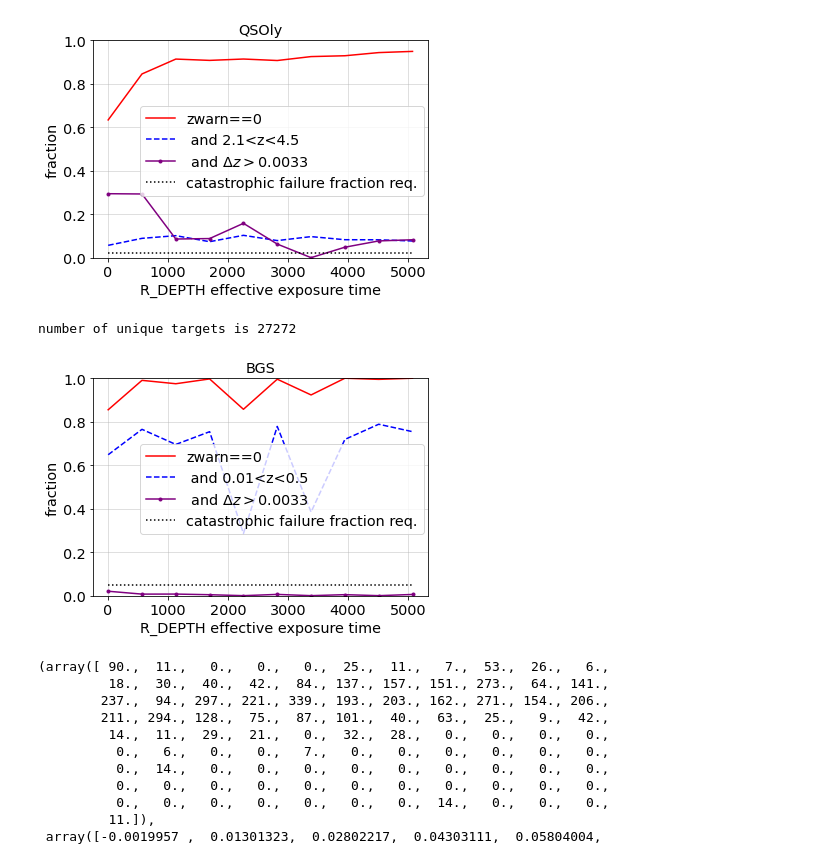
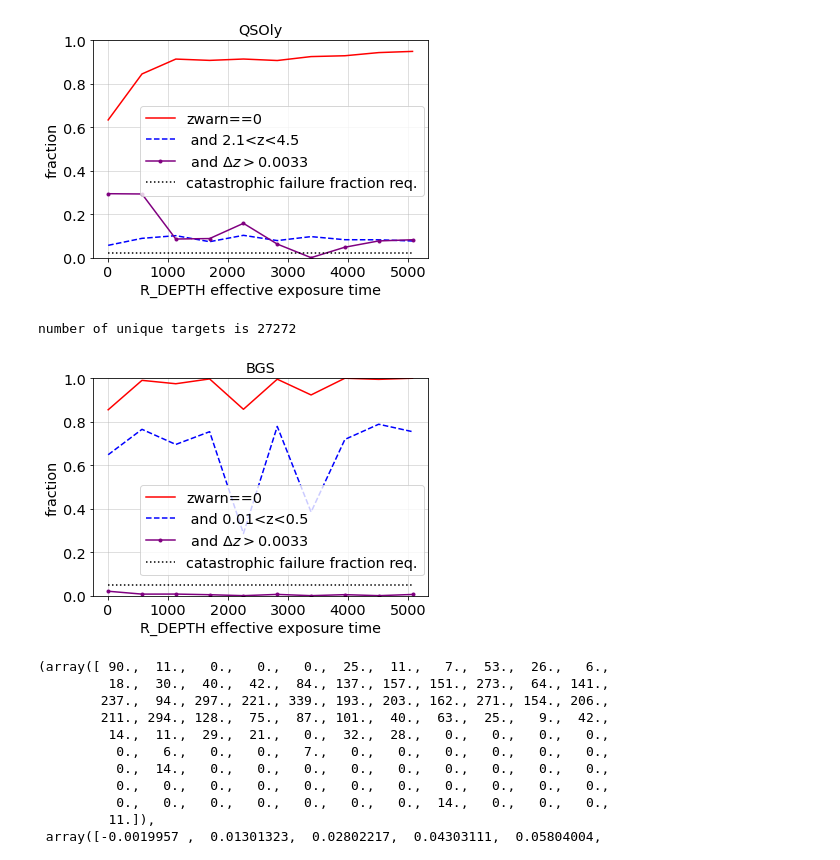
Before and after one commit to desihub/LSS, a Jupyter notebook: Sandbox/use_zcat.ipynb, the cells around one changed output. Cells and saved outputs as stored; diff of their text form; code cells hidden in the pictures.

```diff
--- a/Sandbox/use_zcat.ipynb
+++ b/Sandbox/use_zcat.ipynb
@@ -127,10 +130,10 @@ evalSR.effvsdepth(tf,'QSOly',nbin=10,lplace=(.12,.25))
 [figure]
 # %%
 tf = evalSR.add_truth('BGS_ANY')
-evalSR.effvsdepth(tf,'BGS',nbin=10,lplace=(.12,.25))
+evalSR.effvsdepth(tf,'BGS',nbin=10,lplace=(.12,.06))
 # %% [output]
 number of unique targets is 27272
-[figure, old version]
+[figure, new version]
 # %%
 wt = tf['Z_TRUTH'] != 0
 plt.hist(tf['Z_TRUTH'][wt],bins=100)
```
Also changed, not shown: parts of 12 cells of this notebook.
